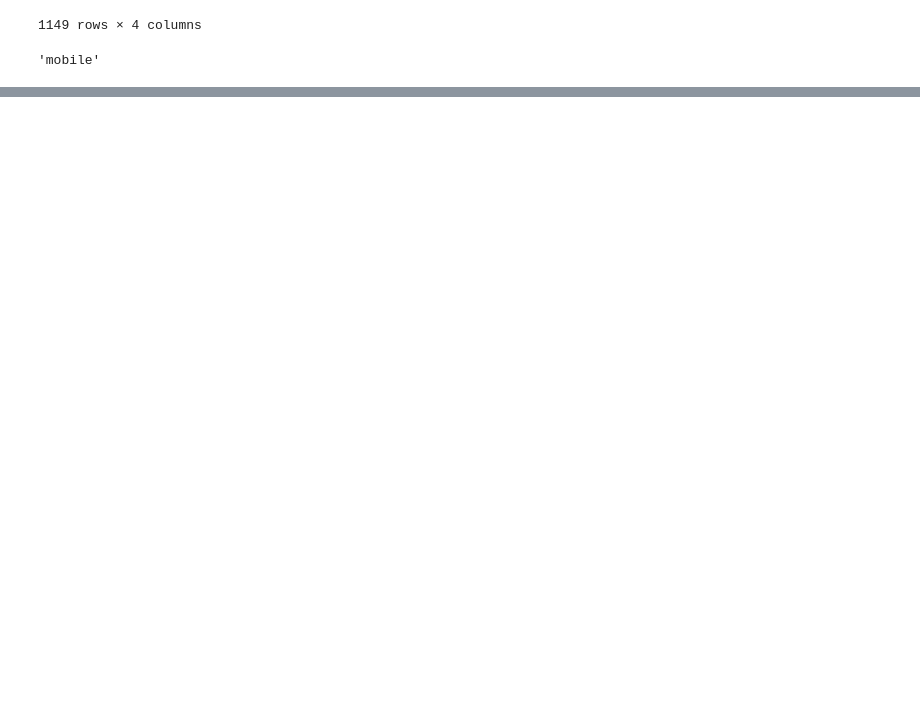
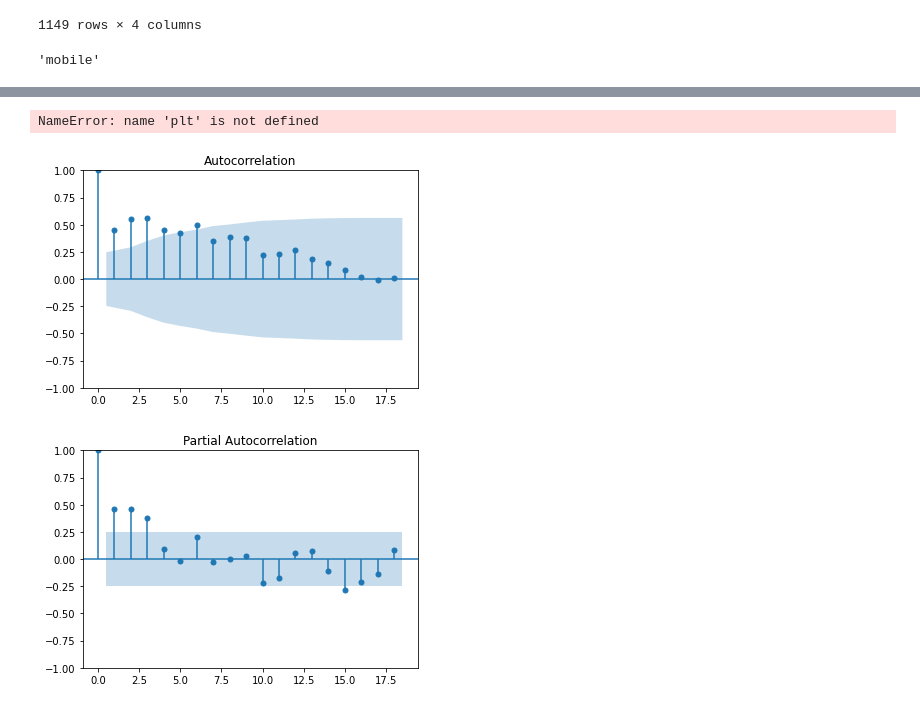
Before and after one commit to JacobZigby/Spending_Habit_Reader, a Jupyter notebook: testing.ipynb, the cells around one changed output, grey strips where cells are left out. Cells and saved outputs as stored; diff of their text form; code cells hidden in the pictures; blank space fills up the shorter version.

```diff
--- a/testing.ipynb
+++ b/testing.ipynb
@@ -308,0 +486,8 @@ test
+# %%
+plot_acf(training_data)
+plot_pacf(training_data)
+plt.show()
+# %% [output]
+NameError: name 'plt' is not defined
+[figure, added]
+[figure, added]
```
Also changed, not shown: parts of 15 cells of this notebook.
